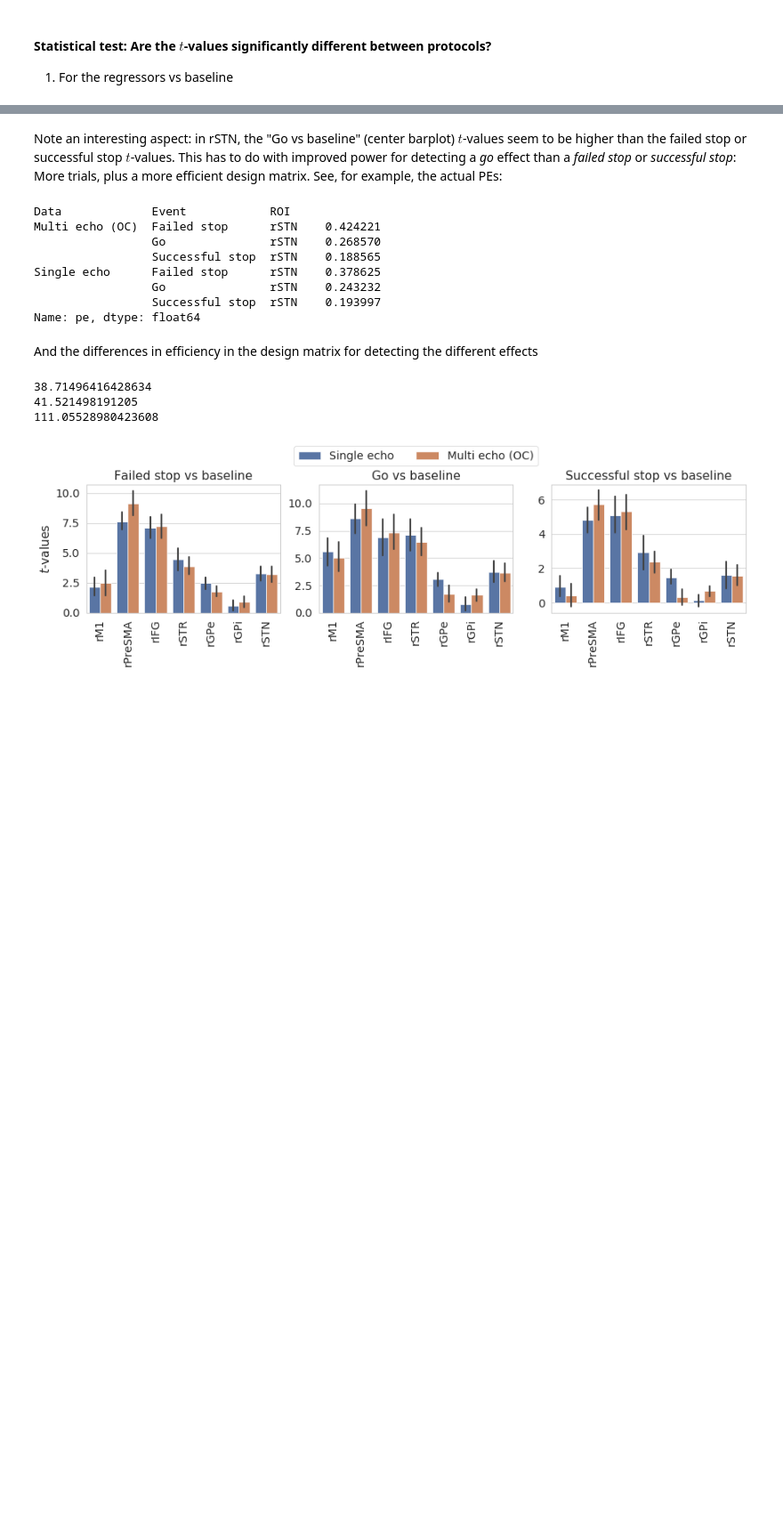
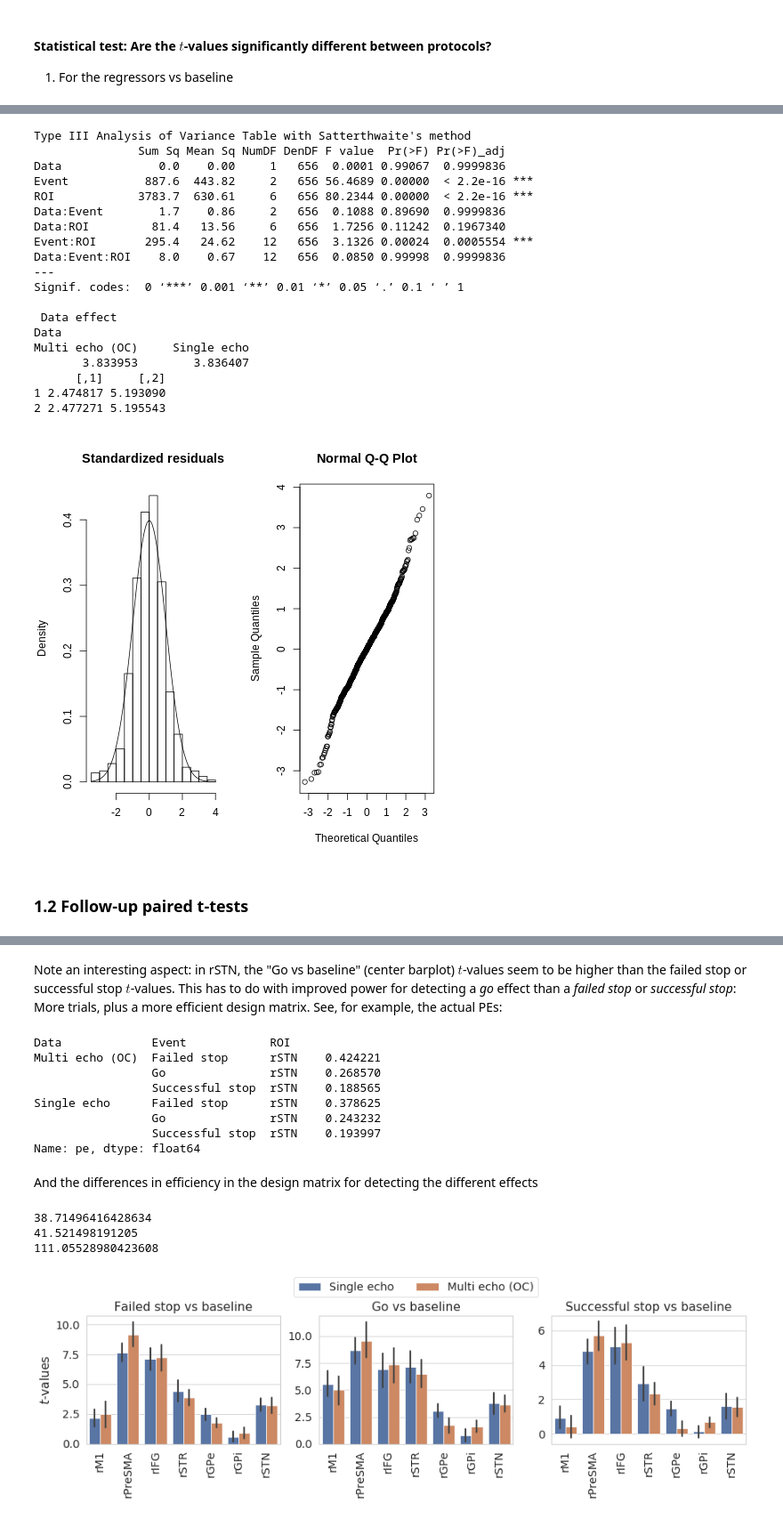
Before and after one commit to StevenM1/fMRI_protocol_comparison_se_me, a Jupyter notebook: pipeline_4d_statistics-GLM-ROI.ipynb, the cells around one changed output, grey strips where cells are left out. Shown at 89% size. Saved outputs shown, nothing was run; the diff lists cells and outputs as text; code cells hidden in the pictures; blank space fills up the shorter version.

```diff
--- a/pipeline_4d_statistics-GLM-ROI.ipynb
+++ b/pipeline_4d_statistics-GLM-ROI.ipynb
@@ -998,17 +706,0 @@ So no main effect of Data (=protocol), but a Data\*ROI interaction. We follow-up
-# %%
-# Overall test: Repeated measures ANOVA
-from statsmodels.stats.anova import AnovaRM
-to_test = t_vals_long
-#to_test['t'] = np.abs(to_test['t'])  # make t-value absolute
-to_test = to_test.loc[(np.in1d(to_test.Data, ['Single echo', 'Multi echo (OC)'])) &
-                      (np.in1d(to_test.ROI, ['rM1', 'rIFG', 'rPreSMA', 'rSTR', 'rGPe', 'rGPi', 'rSTN']))]
-
-anova = AnovaRM(data=to_test.loc[(np.in1d(to_test.Event, ['Failed stop - go', 'Failed stop - successful stop', 'Successful stop - go'])) &
-                                 (np.in1d(to_test.Data, ['Single echo', 'Multi echo (OC)'])) &
-                                 (np.in1d(to_test.ROI, ['rM1', 'rIFG', 'rPreSMA', 'rSTR', 'rGPe', 'rGPi', 'rSTN']))],
-                depvar='t', subject='subject', within=['Data', 'ROI', 'Event'])
-res = anova.fit()
-res_table = res.summary().tables[0]
-p_vals = res_table.iloc[:,-1]
-res_table.iloc[:,-1] = multicomp.fdrcorrection0(p_vals)[1]
-res_table.round(3)
@@ -1023,0 +709,36 @@ res_table.round(3)
+# %%
+%%R
+# Load & format data ----------------------------------------------------
+dat <- read.csv('/home/stevenm/Desktop/t_vals.csv')
+dat$subject <- factor(dat$subject)
+idx1 <- dat$Data %in% c('Single echo', 'Multi echo (OC)')
+idx2 <- dat$Event %in% c('Successful stop', 'Failed stop', 'Go')
+idx3 <- dat$ROI %in% c('rM1', 'rIFG', 'rPreSMA', 'rSTR', 'rGPe', 'rGPi', 'rSTN')
+dat <- dat[idx1 & idx2 & idx3, c('subject', 'Data', 'Event', 'ROI', 't')]
+dat <- droplevels(dat)
+
+# Linear mixed effects ----------------------------------------------------
+library(lme4)
+library(lmerTest)
+library(effects)
+
+# Fit model with random intercept per subject
+lmod <- lmer(t ~ Data*Event*ROI + (1|subject), data=dat)
+
+# Inspect residuals
+par(mfrow=c(1,2))
+hist((resid(lmod) - mean(resid(lmod), na.rm=T)) / sd(resid(lmod), na.rm=T), freq=F, main='Standardized residuals', xlab=''); curve(dnorm, add = TRUE)
+qqnorm((resid(lmod) - mean(resid(lmod), na.rm=T)) / sd(resid(lmod), na.rm=T))
+plot(lmod)  # these plots don't appear in the jupyter notebook
+plot(lmod, t ~ fitted(.) | Data, abline = c(0,1))
+
+# Adjust p-values for multiple comparisons
+modStatistics <- anova(lmod)
+modStatistics$`Pr(>F)_adj` <- p.adjust(modStatistics$`Pr(>F)`, method = 'BH')
+print(modStatistics)
+
+# effect size of SE/ME difference?
+effectSize <- effect("Data", lmod)
+print(effectSize)
+print(with(effect("Data",lmod),cbind(lower,upper)))
+# %% [output]
@@ -1024,3 +748,25 @@ res_table.round(3)
+Type III Analysis of Variance Table with Satterthwaite's method
+               Sum Sq Mean Sq NumDF DenDF F value  Pr(>F) Pr(>F)_adj
+Data              0.0    0.00     1   656  0.0001 0.99067  0.9999836
+Event           887.6  443.82     2   656 56.4689 0.00000  < 2.2e-16 ***
+ROI            3783.7  630.61     6   656 80.2344 0.00000  < 2.2e-16 ***
+Data:Event        1.7    0.86     2   656  0.1088 0.89690  0.9999836
+Data:ROI         81.4   13.56     6   656  1.7256 0.11242  0.1967340
+Event:ROI       295.4   24.62    12   656  3.1326 0.00024  0.0005554 ***
+Data:Event:ROI    8.0    0.67    12   656  0.0850 0.99998  0.9999836
+---
+Signif. codes:  0 ‘***’ 0.001 ‘**’ 0.01 ‘*’ 0.05 ‘.’ 0.1 ‘ ’ 1
+
+ Data effect
+Data
+Multi echo (OC)     Single echo
+       3.833953        3.836407
+      [,1]     [,2]
+1 2.474817 5.193090
+2 2.477271 5.195543
+[figure, added]
+# %% [markdown]
+### 1.2 Follow-up paired t-tests
 # %%
 # Follow-up paired t-tests
 to_test = t_differences
```
Also changed, not shown: parts of 51 cells of this notebook, 11 other files.
